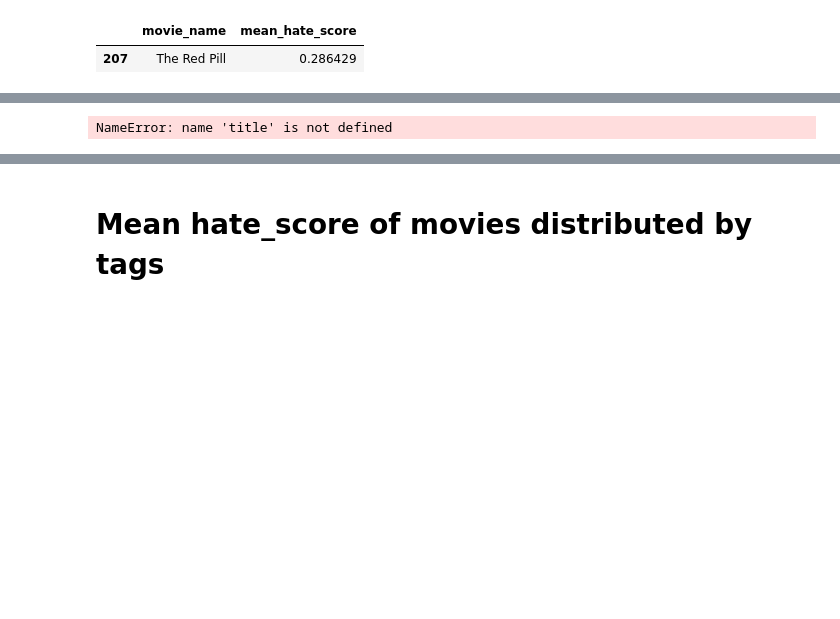
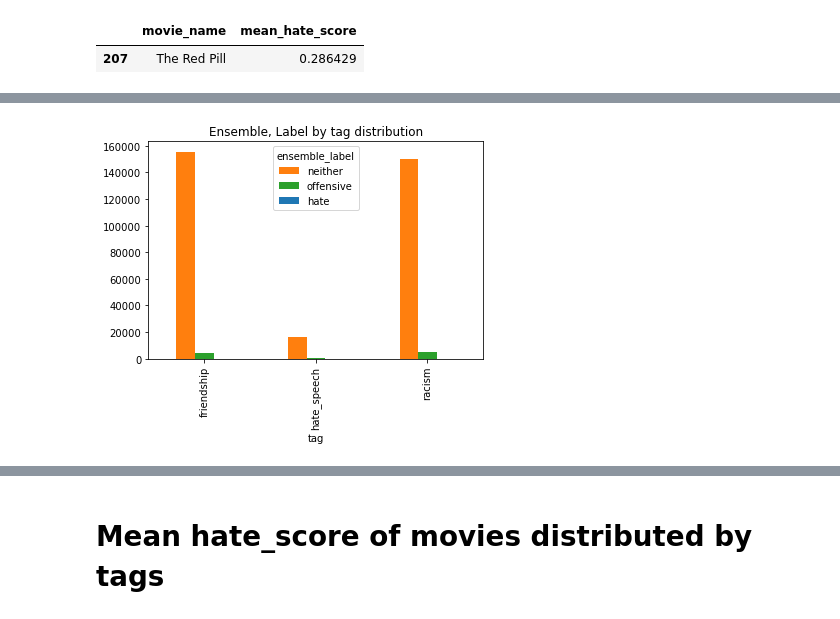
Before and after one commit to nvbogu/movie_hatespeech_detection, a Jupyter notebook: niklas_approach/plot_results.ipynb, the cells around one changed output, grey strips where cells are left out. Drawn from its saved outputs; the diff is of its cells as text; code cells hidden in the pictures; blank space fills up the shorter version.

```diff
--- a/niklas_approach/plot_results.ipynb
+++ b/niklas_approach/plot_results.ipynb
@@ -94,6 +112,6 @@ df_pivot = pd.pivot_table(
 )
 # %%
-ax = df_pivot.plot(kind='bar', title=title)
+ax = df_pivot.plot(kind='bar', title='Ensemble, Label by tag distribution', color=['C1', 'C2', 'C0'])
 # %% [output]
-NameError: name 'title' is not defined
+[figure, added]
 # %%
```
Also changed, not shown: parts of 31 cells of this notebook.
